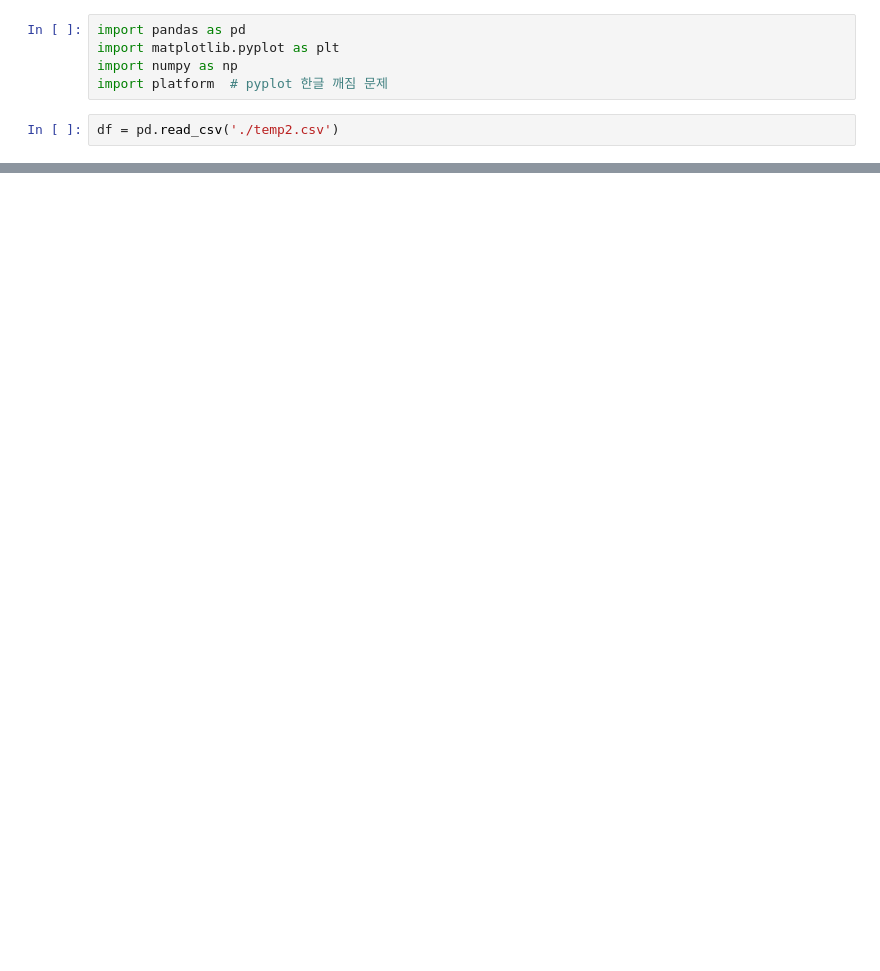
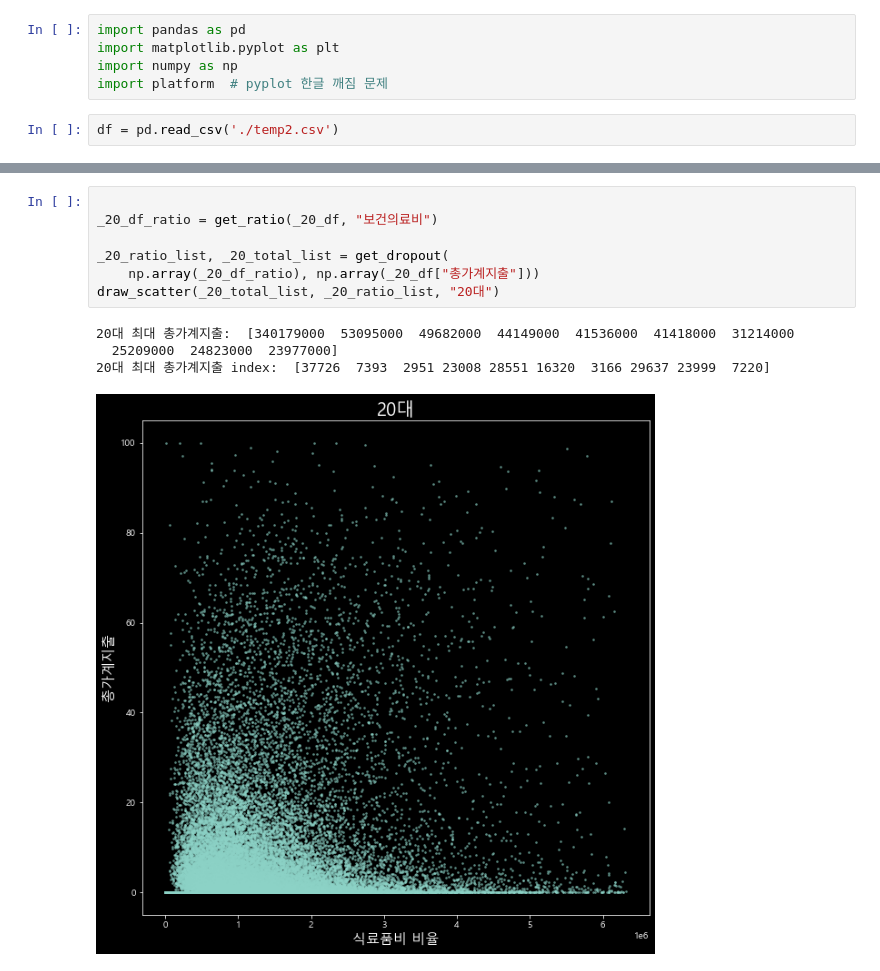
Before and after one commit to sooking87/BigData_Analysis_Sinhan, a Jupyter notebook: Engel_index.ipynb, the cells around one changed output, grey strips where cells are left out. Saved outputs shown, nothing was run; the diff lists cells and outputs as text; blank space fills up the shorter version.

```diff
--- a/Engel_index.ipynb
+++ b/Engel_index.ipynb
@@ -119,0 +129,12 @@ draw_scatter(_60_food_ratio_list, _60_total_list, "60대")
+# %%
+
+_20_df_ratio = get_ratio(_20_df, "보건의료비")
+
+_20_ratio_list, _20_total_list = get_dropout(
+    np.array(_20_df_ratio), np.array(_20_df["총가계지출"]))
+draw_scatter(_20_total_list, _20_ratio_list, "20대")
+# %% [output]
+20대 최대 총가계지출:  [340179000  53095000  49682000  44149000  41536000  41418000  31214000
+  25209000  24823000  23977000]
+20대 최대 총가계지출 index:  [37726  7393  2951 23008 28551 16320  3166 29637 23999  7220]
+[figure, added]
```
Also changed, not shown: parts of 7 cells of this notebook, 4 other files.
